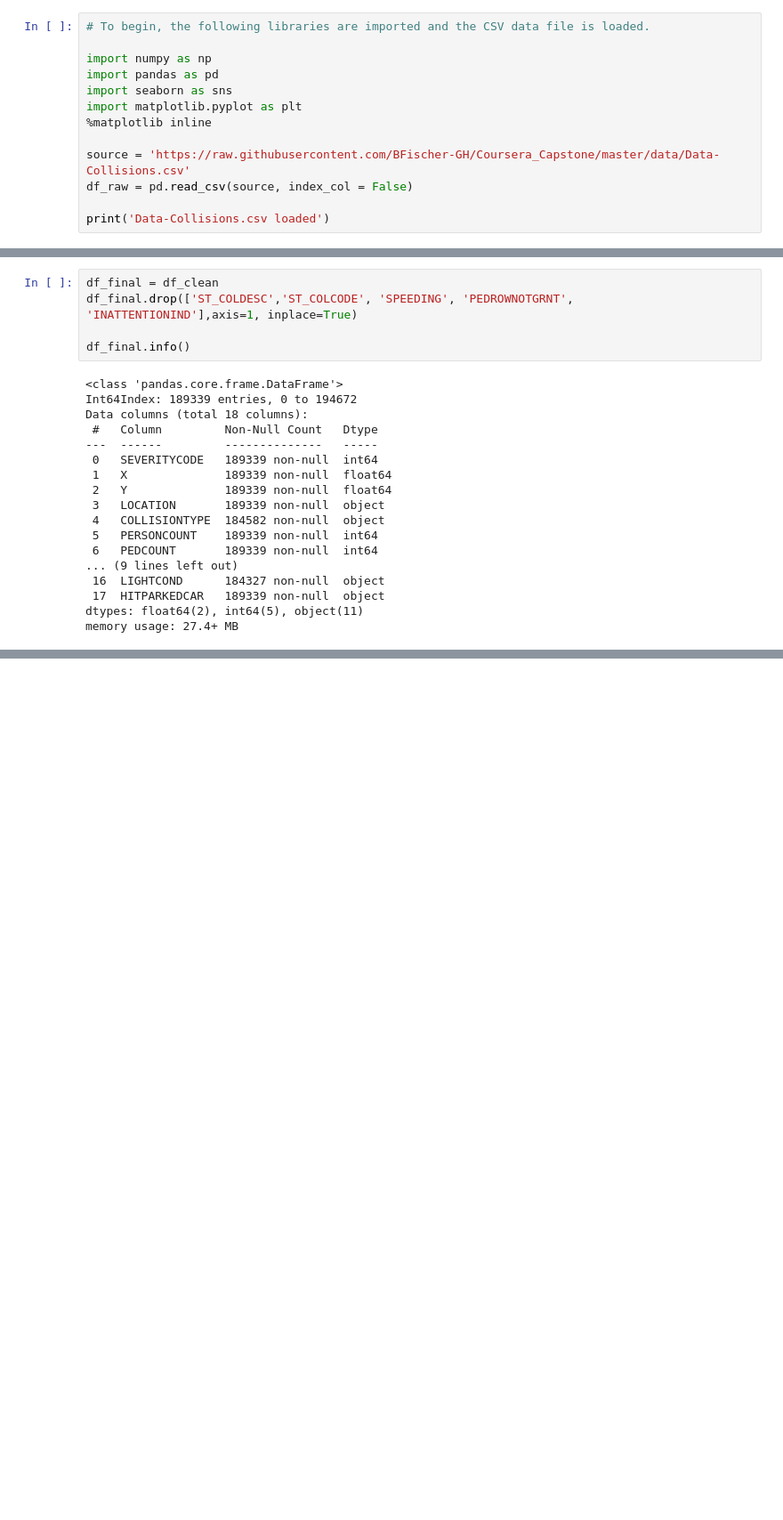
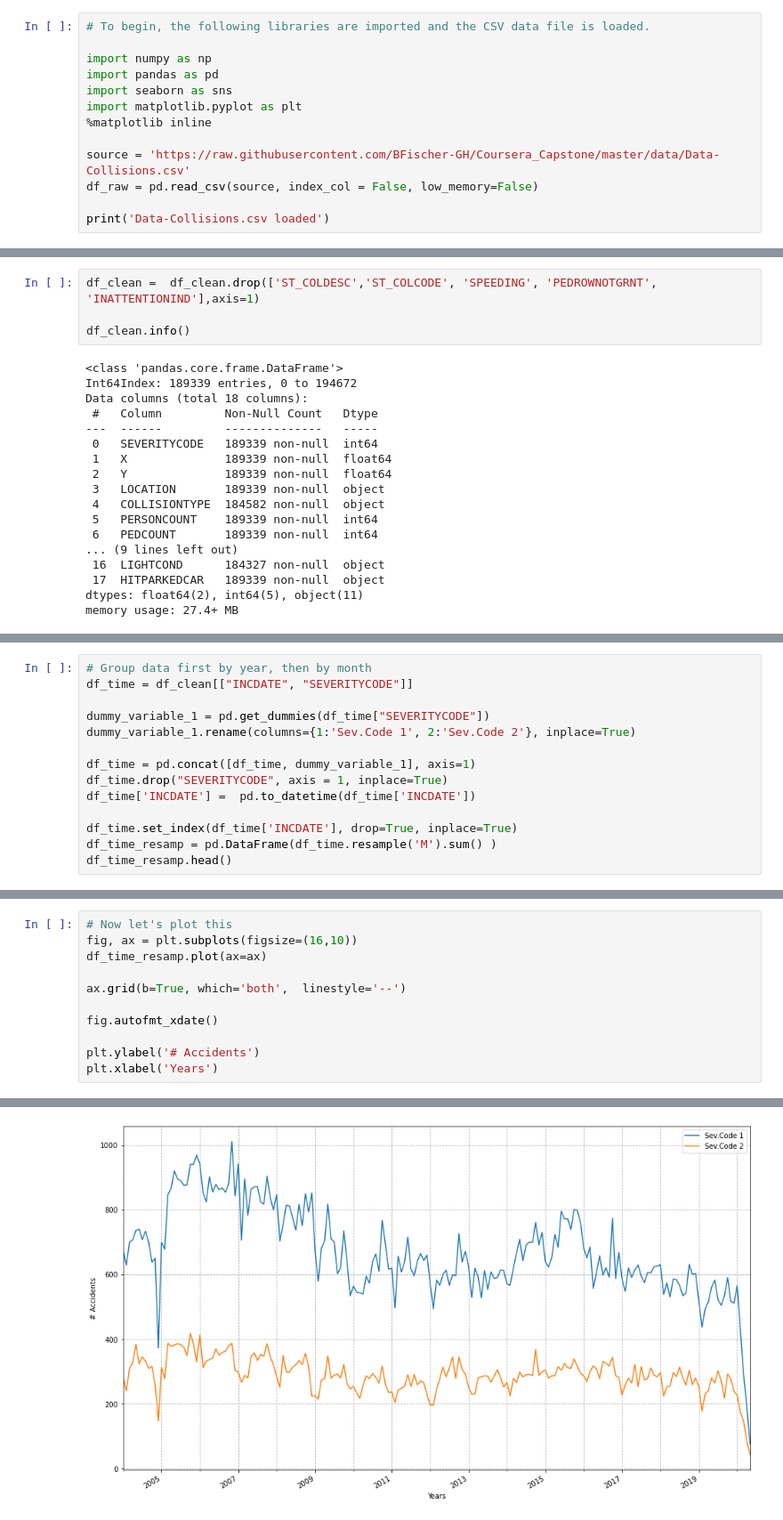
Before and after one commit to BFischer-GH/Coursera_Capstone, a Jupyter notebook: Coursera_Capstone.ipynb, the cells around one changed output, grey strips where cells are left out. Shown: that part at 89% size. Saved outputs shown, nothing was run; the diff lists cells and outputs as text; blank space fills up the shorter version.

```diff
--- a/Coursera_Capstone.ipynb
+++ b/Coursera_Capstone.ipynb
@@ -41,7 +35,7 @@ import matplotlib.pyplot as plt
 %matplotlib inline
 
 source = 'https://raw.githubusercontent.com/BFischer-GH/Coursera_Capstone/master/data/Data-Collisions.csv'
-df_raw = pd.read_csv(source, index_col = False)
+df_raw = pd.read_csv(source, index_col = False, low_memory=False)
 
 print('Data-Collisions.csv loaded')
 # %% [output]
@@ -175,10 +169,9 @@ Several attributs have a large unique value, thus including many variables. For
 
 Following this a improved dataframe is constructed.
 # %%
-df_final = df_clean
-df_final.drop(['ST_COLDESC','ST_COLCODE', 'SPEEDING', 'PEDROWNOTGRNT', 'INATTENTIONIND'],axis=1, inplace=True)
+df_clean =  df_clean.drop(['ST_COLDESC','ST_COLCODE', 'SPEEDING', 'PEDROWNOTGRNT', 'INATTENTIONIND'],axis=1)
 
-df_final.info()
+df_clean.info()
 # %% [output]
 <class 'pandas.core.frame.DataFrame'>
 Int64Index: 189339 entries, 0 to 194672
@@ -203,0 +212,14 @@ As there are still many OBJECT attributes, further investigation is done by grou
+# %%
+# Group data first by year, then by month
+df_time = df_clean[["INCDATE", "SEVERITYCODE"]]
+
+dummy_variable_1 = pd.get_dummies(df_time["SEVERITYCODE"])
+dummy_variable_1.rename(columns={1:'Sev.Code 1', 2:'Sev.Code 2'}, inplace=True)
+
+df_time = pd.concat([df_time, dummy_variable_1], axis=1)
+df_time.drop("SEVERITYCODE", axis = 1, inplace=True)
+df_time['INCDATE'] =  pd.to_datetime(df_time['INCDATE'])
+
+df_time.set_index(df_time['INCDATE'], drop=True, inplace=True)
+df_time_resamp = pd.DataFrame(df_time.resample('M').sum() )
+df_time_resamp.head()
@@ -203,0 +234,12 @@ As there are still many OBJECT attributes, further investigation is done by grou
+# %%
+# Now let's plot this
+fig, ax = plt.subplots(figsize=(16,10))
+df_time_resamp.plot(ax=ax)
+
+ax.grid(b=True, which='both',  linestyle='--')
+
+fig.autofmt_xdate()
+
+plt.ylabel('# Accidents')
+plt.xlabel('Years')
+# %% [output]
@@ -203,0 +247 @@ As there are still many OBJECT attributes, further investigation is done by grou
+[figure, added]
```
Also changed, not shown: parts of 25 cells of this notebook, 7 other files.
